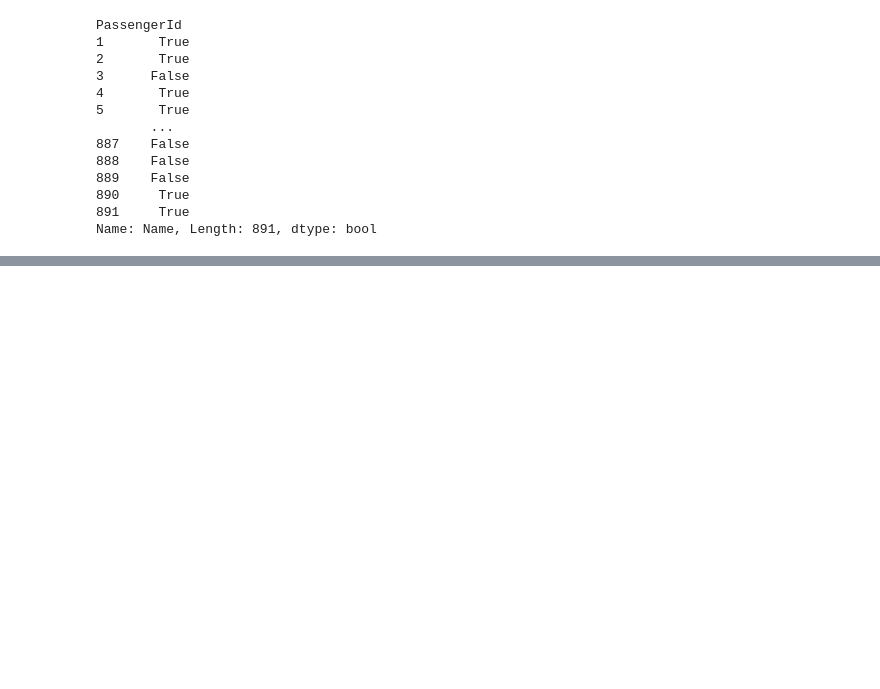
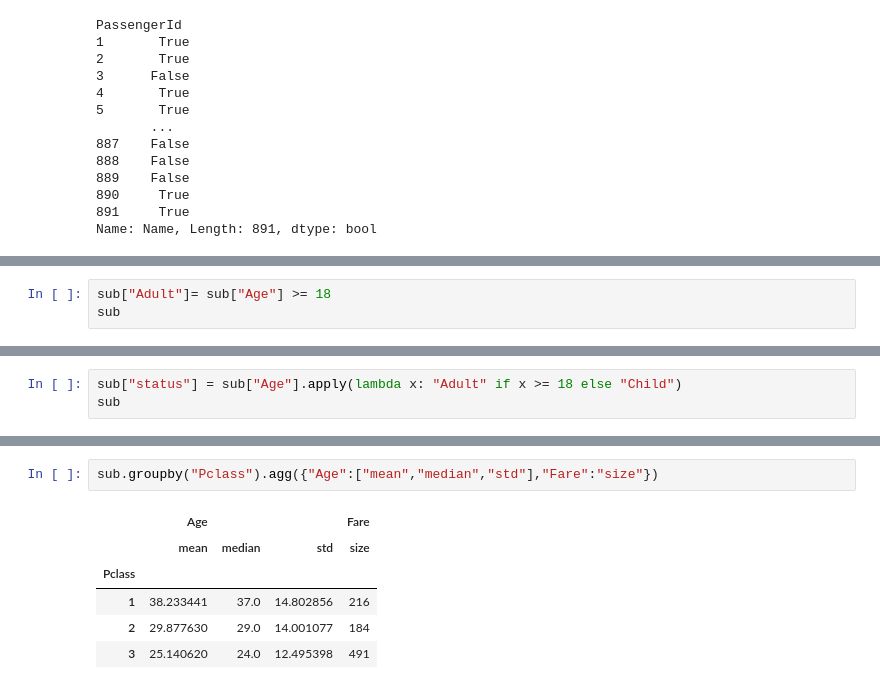
Before and after one commit to yashdeep-patil/Pandas, a Jupyter notebook: pandas.ipynb, the cells around one changed output, grey strips where cells are left out. Saved outputs shown, nothing was run; the diff lists cells and outputs as text; blank space fills up the shorter version.

```diff
--- a/pandas.ipynb
+++ b/pandas.ipynb
@@ -490,0 +492,3 @@ Name: Name, Length: 891, dtype: int64
+# %%
+sub["Adult"]= sub["Age"] >= 18
+sub
@@ -490,0 +510,3 @@ Name: Name, Length: 891, dtype: int64
+# %%
+sub["status"] = sub["Age"].apply(lambda x: "Adult" if x >= 18 else "Child")
+sub
@@ -490,0 +611,9 @@ Name: Name, Length: 891, dtype: int64
+# %%
+sub.groupby("Pclass").agg({"Age":["mean","median","std"],"Fare":"size"})
+# %% [output]
+|  | Age |  |  | Fare |
+|  | mean | median | std | size |
+| Pclass |  |  |  |  |
+| 1 | 38.233441 | 37.0 | 14.802856 | 216 |
+| 2 | 29.877630 | 29.0 | 14.001077 | 184 |
+| 3 | 25.140620 | 24.0 | 12.495398 | 491 |
```
Also changed, not shown: parts of 15 cells of this notebook.
